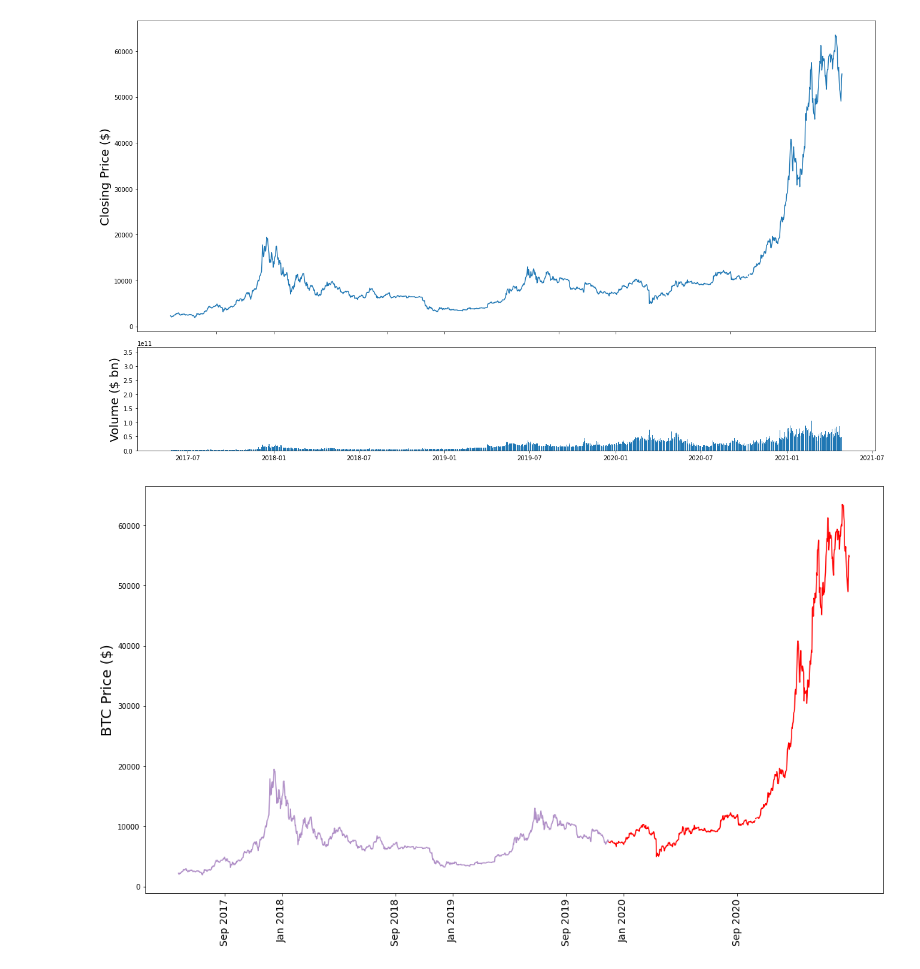
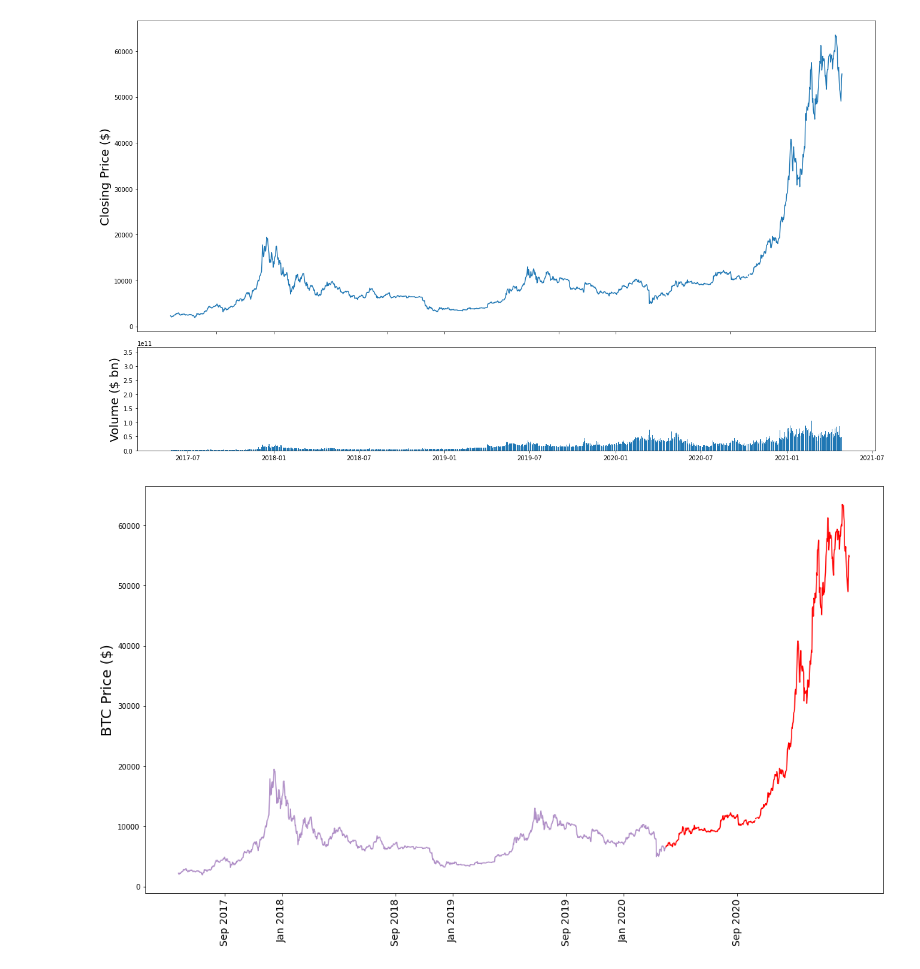
Before and after one commit to teoad95/Deep-learning-Cryptocurrency-price-prediction, a Jupyter notebook: BTC_price_prediction_with_social_media_data.ipynb, the cells around one changed output. Drawn from its saved outputs; the diff is of its cells as text; code cells hidden in the pictures.

```diff
--- a/BTC_price_prediction_with_social_media_data.ipynb
+++ b/BTC_price_prediction_with_social_media_data.ipynb
@@ -98,21 +70,21 @@ plt.show()
 # %% [output]
 [figure]
 # %%
-split_date = '2019-12-01'
+split_date = '2020-04-01'
 fig, (ax2) = plt.subplots(1,1)
 ax2.set_xticks([datetime.date(i,j,1) for i in range(2013,2021) for j in [1,9]])
 ax2.set_xticklabels([datetime.date(i,j,1).strftime('%b %Y')  for i in range(2013,2021) for j in [1,9]])
 ax2.plot(dataset[dataset.index < split_date].index,
          dataset[dataset.index < split_date]['Close'],
          color='#B08FC7')
 ax2.plot(dataset[dataset.index >= split_date].index,
          dataset[dataset.index >= split_date]['Close'], color='red')
 ax2.set_ylabel('BTC Price ($)',fontsize=20)
 fig.set_size_inches(18.5, 10.5)
 plt.xticks(fontsize=14, rotation=90)
 plt.show()
 # %% [output]
-[figure, old version]
+[figure, new version]
 # %%
 kwargs = {'day_diff': lambda x: (x['Close']-x['Open'])/x['Open'],
           'volatility': lambda x: (x['High']- x['Low'])/(x['Open'])}
```
Also changed, not shown: parts of 13 cells of this notebook.
